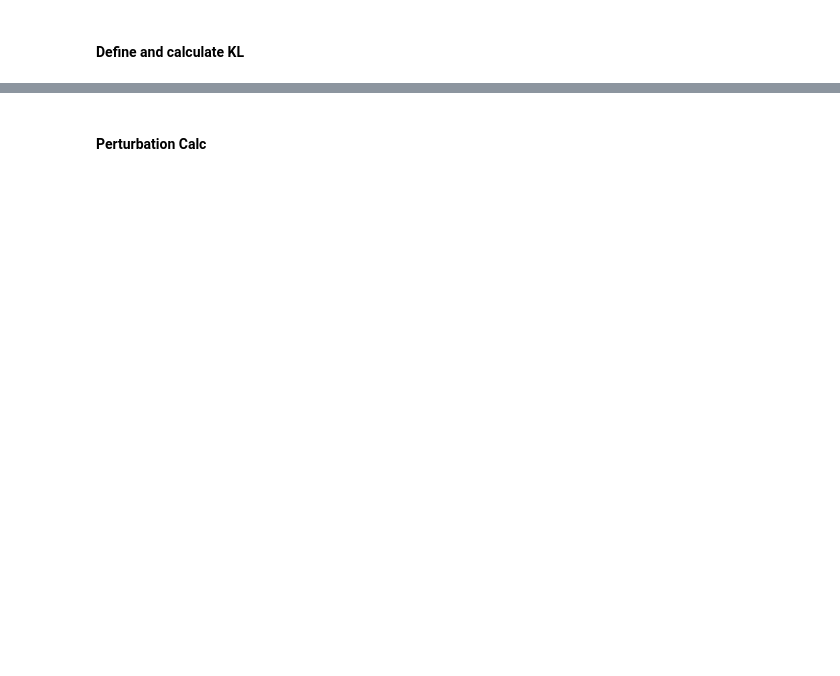
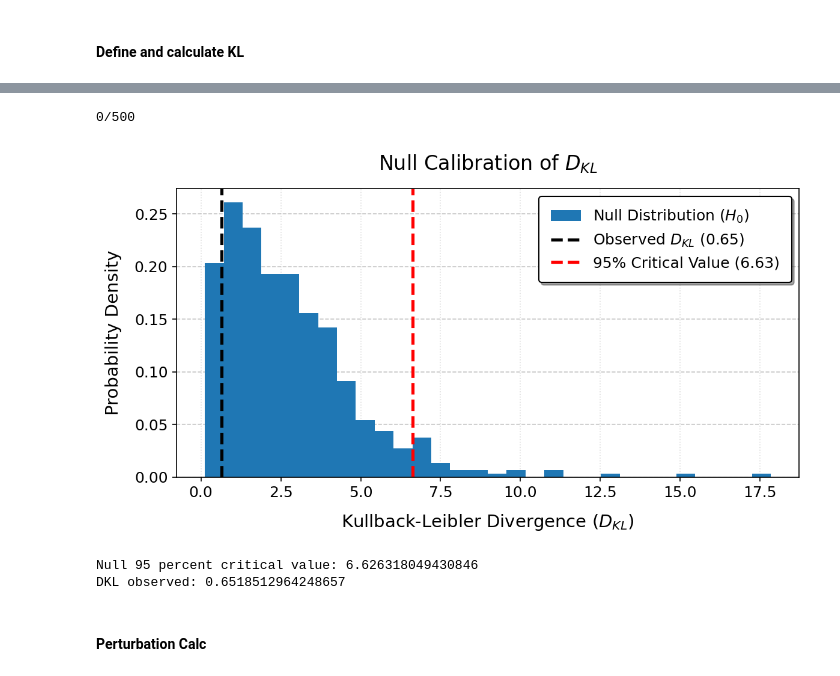
Before and after one commit to jayvasireddy/Part-III-Research-Project, a Jupyter notebook: CMB_Test_Beam_Miscalibration_Odd_Even_Split.ipynb, the cells around one changed output, grey strips where cells are left out. Saved outputs shown, nothing was run; the diff lists cells and outputs as text; code cells hidden in the pictures; blank space fills up the shorter version.

```diff
--- a/CMB_Test_Beam_Miscalibration_Odd_Even_Split.ipynb
+++ b/CMB_Test_Beam_Miscalibration_Odd_Even_Split.ipynb
@@ -393,5 +396,5 @@ Observation:  tensor([ 1.8259e+01,  2.7598e+03,  9.4160e+03, -5.2163e+11, -2.592
 # %%
 samples2, posterior2_mcmc, posterior2_direct, inference2 = train_net_generate_samples(
-    x_train_2, theta, x_obs_2, prior, verbose=True, max_epoch=1000, true_val=theta_true
+    x_train_2, theta, x_obs_2, prior, verbose=True, max_epoch=10000, true_val=theta_true
 )
 # %% [output]
@@ -603,7 +622,7 @@ print("DKL observed:", dkl_obs)
 def calibrate_null_dkl_neat(null_posterior, prior, N, n_theta, compressor, nl_null, beam_null, dkl_obs, mask_even, mask_odd):
     dkls = np.zeros(N) # to store dkls
     for i in range(N):
-        if i % 500 == 0:
+        if i % 250 == 0:
             print(f"{i}/{N}")
 
         # obtain data splits generated by same simulation process
@@ -665,8 +684,13 @@ def calibrate_null_dkl_neat(null_posterior, prior, N, n_theta, compressor, nl_nu
 
     return dkls, crit_val_95
 # %%
-dkls_neat, crit_val_95_neat = calibrate_null_dkl_neat(posterior1_direct, prior, 750, 500, my_compressor, nl_base, beam_base, dkl_obs, mask_even, mask_odd)
+dkls_neat, crit_val_95_neat = calibrate_null_dkl_neat(posterior1_direct, prior, 500, 500, my_compressor, nl_base, beam_base, dkl_obs, mask_even, mask_odd)
 print("DKL observed:", dkl_obs)
+# %% [output]
+0/500
+[figure, added]
+Null 95 percent critical value: 6.626318049430846
+DKL observed: 0.6518512964248657
 # %% [markdown]
 #### Perturbation Calc
 # %%
```
Also changed, not shown: parts of 17 cells of this notebook, 2 other files.
